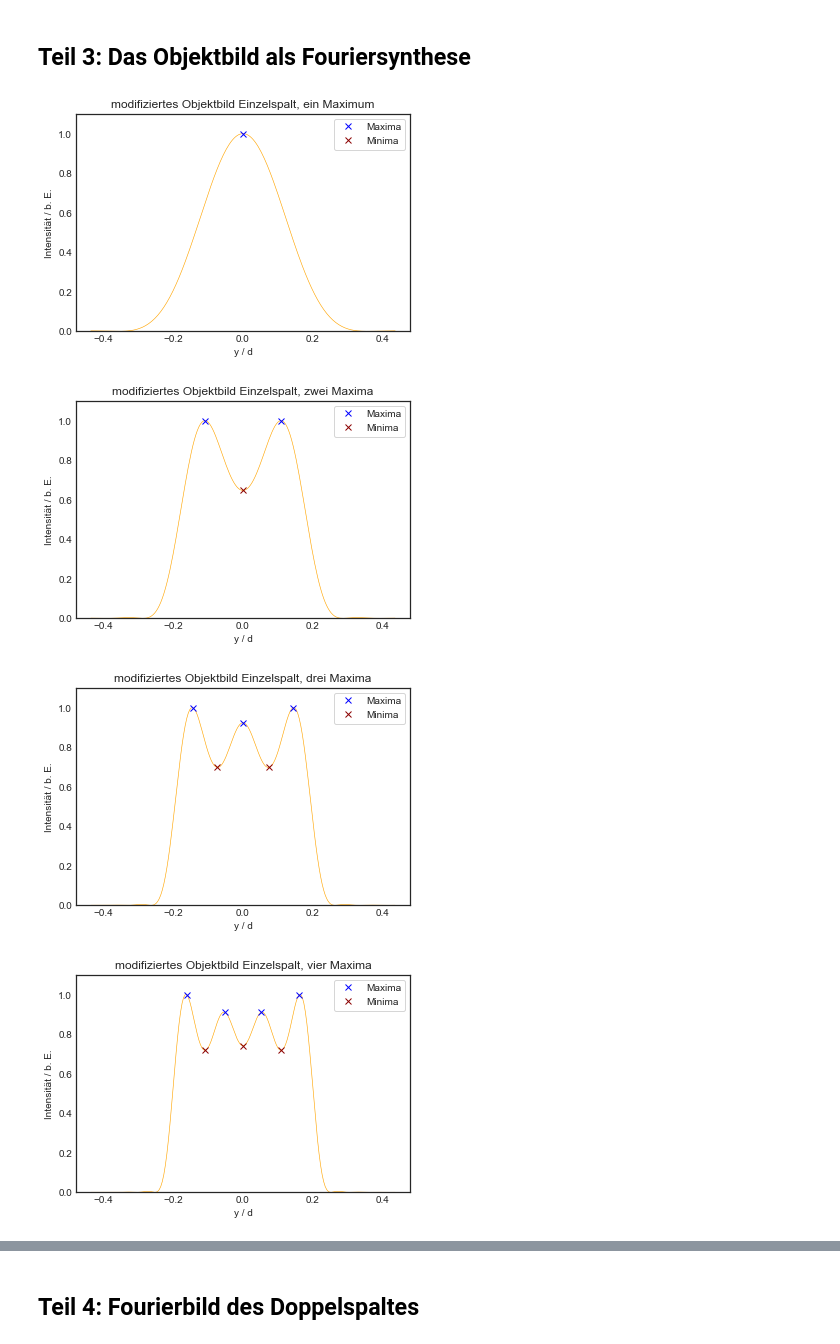
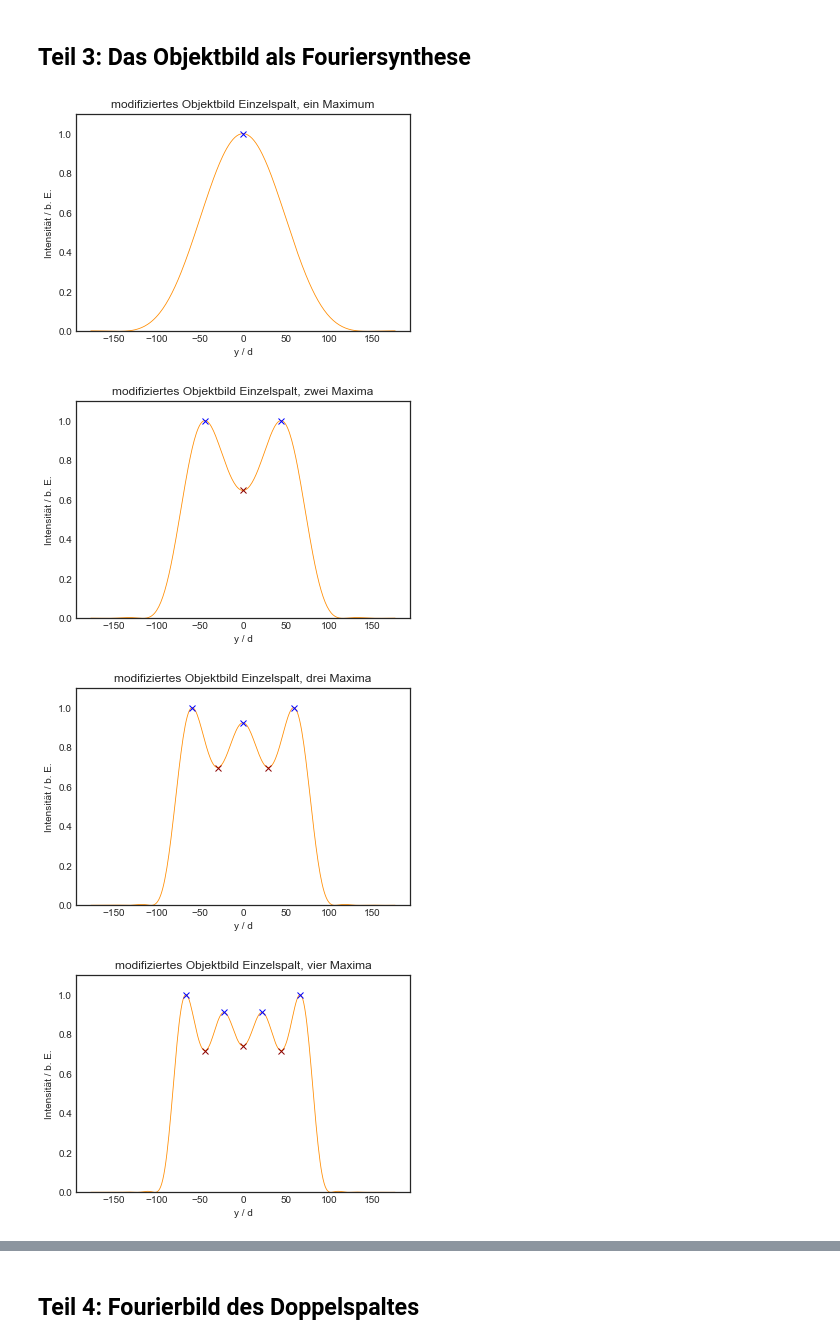
Before and after one commit to MajestyQ/Lectures, a Jupyter notebook: Praktikum/233 - Fourieroptik/V233 Fourier-Optik .ipynb, the cells around one changed output, grey strips where cells are left out. Drawn from its saved outputs; the diff is of its cells as text; code cells hidden in the pictures.

```diff
--- a/Praktikum/233 - Fourieroptik/V233 Fourier-Optik .ipynb
+++ b/Praktikum/233 - Fourieroptik/V233 Fourier-Optik .ipynb
@@ -303,13 +575,9 @@ def spalt(k):
 def doppelspalt(k):
     return d/np.pi*np.cos(k*g/2)*np.sin(k*d/2)/(k*d/2)*np.cos(yi*k)
 # %%
-# Definiere Funktion zur Berechnung und Zum Ploten der theoretischen
-# Werte für den Einzel- und Doppelspalt
+# Funktion zur berechnung und zum plot des resultierenden Objektbildes
 
-# Spaltbreite,
-d = sw_mm_mean
-# d = slit_width
-# Berechnung und plot des resultierenden Objektbildes
+d = b/gauge_mean*2000
 def picture(
            function, # Integrand
            b,        # Integrationsbereich bezüglich der Nullstellen
@@ -318,13 +586,12 @@ def picture(
     # Definieren der Funktionsvariable
     global n
     global g
-    g = 2*d
     n = b
 
-    if function == spalt:             # zugehörige y-Werte
-        y = np.linspace(-d, d, 201)
+    if function == spalt:
+        y = np.linspace(-d, d, 301)
     else:
-        y = np.linspace(-g, g, 401)
+        y = np.linspace(-g, g, 501)
 
     # Berechnung des Objektbiles
     f_mod = []
@@ -335,7 +602,7 @@ def picture(
         f_mod.append(result**2)
     f_mod = f_mod/np.max(f_mod)
 
-    # Lage und Zahl der Minima
+    # Lage der Maxima
     max1 = argrelextrema(f_mod, np.greater_equal, order = 1)
     f_max1 = f_mod[max1]
     y_max1 = y[max1]
@@ -343,38 +610,36 @@ def picture(
     f_max = f_max1[max2]
     y_max = y_max1[max2]
 
-    # Lage und Zahl der Minima
+    # Lage der Maxima
     min1 = argrelextrema(f_mod, np.less_equal, order = 1)
     f_min1 = f_mod[min1]
     y_min1 = y[min1]
-    min2 = (f_min1 > 0.1)
+    min2 = (f_min1 > 0.05)
     f_min = f_min1[min2]
     y_min = y_min1[min2]
 
     # Plot
     plt.figure(dateiname)
-    plt.plot(y, f_mod, color = 'orange', linewidth = 0.6) # des Graphen
-    plt.plot(y_max, f_max, linestyle ='', marker = 'x', color = 'blue', label = 'Maxima') # der Maxima
-    plt.plot(y_min, f_min, linestyle ='', marker = 'x', color = 'darkred', label = 'Minima') #der Minima
+    plt.plot(y, f_mod, color = 'darkorange', linewidth = 0.8)
+    plt.plot(y_max, f_max, linestyle ='', marker = 'x', color = 'blue', label = 'Maxima')
+    plt.plot(y_min, f_min, linestyle ='', marker = 'x', color = 'darkred', label = 'Minima')
     plt.xlabel('y / d')
     plt.ylabel('Intensität / b. E.')
     plt.title('modifiziertes Objektbild %s' %dateiname)
-    plt.legend(frameon = True)
     plt.ylim((0, 1.1))
     plt.savefig(r'C:\Users\Quirinus\Documents\GitHub\Praktikum\Praktikum\233 - Fourieroptik\Diagramme\%s.pdf' %dateiname)
 
-    #Ausgabe der Daten
-
-    return f_max, y_max, f_min, y_min
+    # Ausgabe der Lage der Maxima und Minima
+    return y_max, f_max, y_min, f_min
 # %%
-# Berechnung der Einzelspaltwerte
-spalt1_max, spalt1_maxPos, spalt1_min, spalt1_minPos = picture(spalt, 1, 'Einzelspalt, ein Maximum')
-spalt2_max, spalt2_maxPos, spalt2_min, spalt2_minPos = picture(spalt, 2, 'Einzelspalt, zwei Maxima')
-spalt3_max, spalt3_maxPos, spalt3_min, spalt3_minPos = picture(spalt, 3, 'Einzelspalt, drei Maxima')
-spalt4_max, spalt4_maxPos, spalt4_min, spalt4_minPos = picture(spalt, 4, 'Einzelspalt, vier Maxima')
-spalt5_max, spalt5_maxPos, spalt5_min, spalt5_minPos = picture(spalt, 5, 'Einzelspalt, fünf Maxima')
+#Plotten der Einzelspaltbilder
+maxPos_spalt1, maxInt_spalt1, minPos_spalt1, minInt_spalt1 = picture(spalt, 1, 'Einzelspalt, ein Maximum')
+maxPos_spalt2, maxInt_spalt2, minPos_spalt2, minInt_spalt2 = picture(spalt, 2, 'Einzelspalt, zwei Maxima')
+maxPos_spalt3, maxInt_spalt3, minPos_spalt3, minInt_spalt3 = picture(spalt, 3, 'Einzelspalt, drei Maxima')
+maxPos_spalt4, maxInt_spalt4, minPos_spalt4, minInt_spalt4 = picture(spalt, 4, 'Einzelspalt, vier Maxima')
+maxPos_spalt5, maxInt_spalt5, minPos_spalt5, minInt_spalt5 = picture(spalt, 5, 'Einzelspalt, fünf Maxima')
 # %% [output]
-[figure, old version]
+[figure, new version]
-[figure, old version]
+[figure, new version]
-[figure, old version]
+[figure, new version]
-[figure, old version]
+[figure, new version]
```
Also changed, not shown: parts of 39 cells of this notebook, 21 other files.
